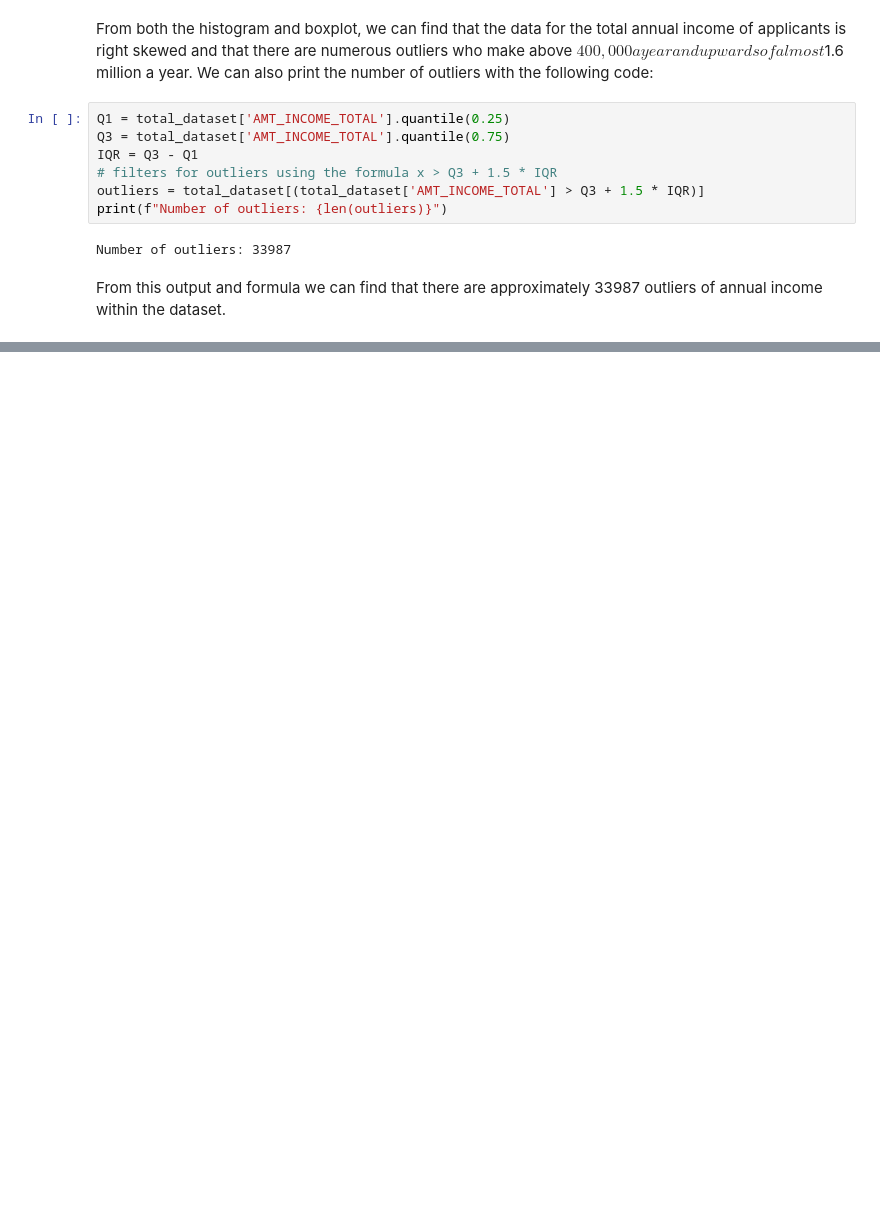
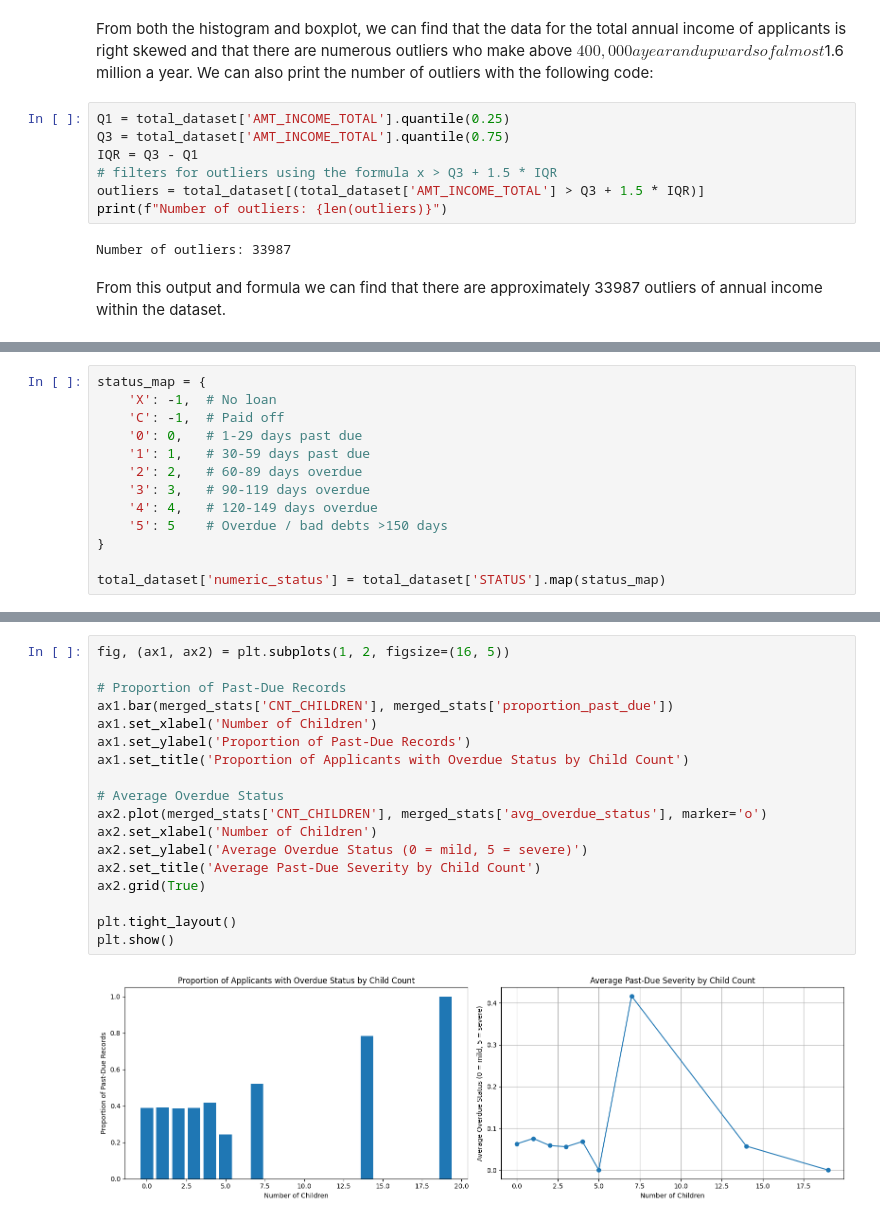
Before and after one commit to Yuvraj-R/CMSC320_FINAL, a Jupyter notebook: Checkpoint2.ipynb, the cells around one changed output, grey strips where cells are left out. Drawn from its saved outputs; the diff is of its cells as text; blank space fills up the shorter version.

```diff
--- a/Checkpoint2.ipynb
+++ b/Checkpoint2.ipynb
@@ -143,0 +148,13 @@ From this output and formula we can find that there are approximately 33987 outl
+# %%
+status_map = {
+    'X': -1,  # No loan
+    'C': -1,  # Paid off
+    '0': 0,   # 1-29 days past due
+    '1': 1,   # 30-59 days past due
+    '2': 2,   # 60-89 days overdue
+    '3': 3,   # 90-119 days overdue
+    '4': 4,   # 120-149 days overdue
+    '5': 5    # Overdue / bad debts >150 days
+}
+
+total_dataset['numeric_status'] = total_dataset['STATUS'].map(status_map)
@@ -143,0 +210,20 @@ From this output and formula we can find that there are approximately 33987 outl
+# %%
+fig, (ax1, ax2) = plt.subplots(1, 2, figsize=(16, 5))
+
+# Proportion of Past-Due Records
+ax1.bar(merged_stats['CNT_CHILDREN'], merged_stats['proportion_past_due'])
+ax1.set_xlabel('Number of Children')
+ax1.set_ylabel('Proportion of Past-Due Records')
+ax1.set_title('Proportion of Applicants with Overdue Status by Child Count')
+
+# Average Overdue Status
+ax2.plot(merged_stats['CNT_CHILDREN'], merged_stats['avg_overdue_status'], marker='o')
+ax2.set_xlabel('Number of Children')
+ax2.set_ylabel('Average Overdue Status (0 = mild, 5 = severe)')
+ax2.set_title('Average Past-Due Severity by Child Count')
+ax2.grid(True)
+
+plt.tight_layout()
+plt.show()
+# %% [output]
+[figure, added]
```
Also changed, not shown: parts of 6 cells of this notebook.
